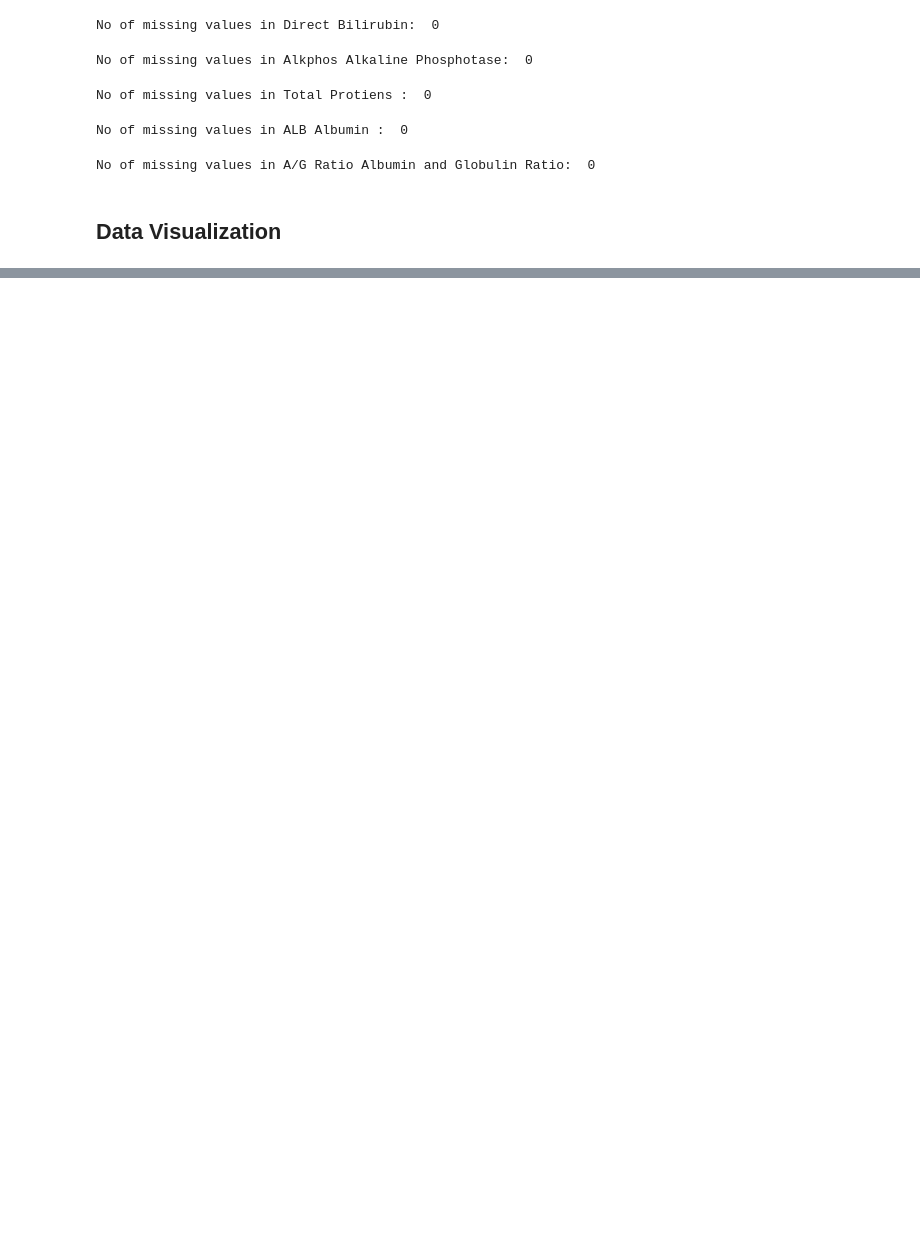
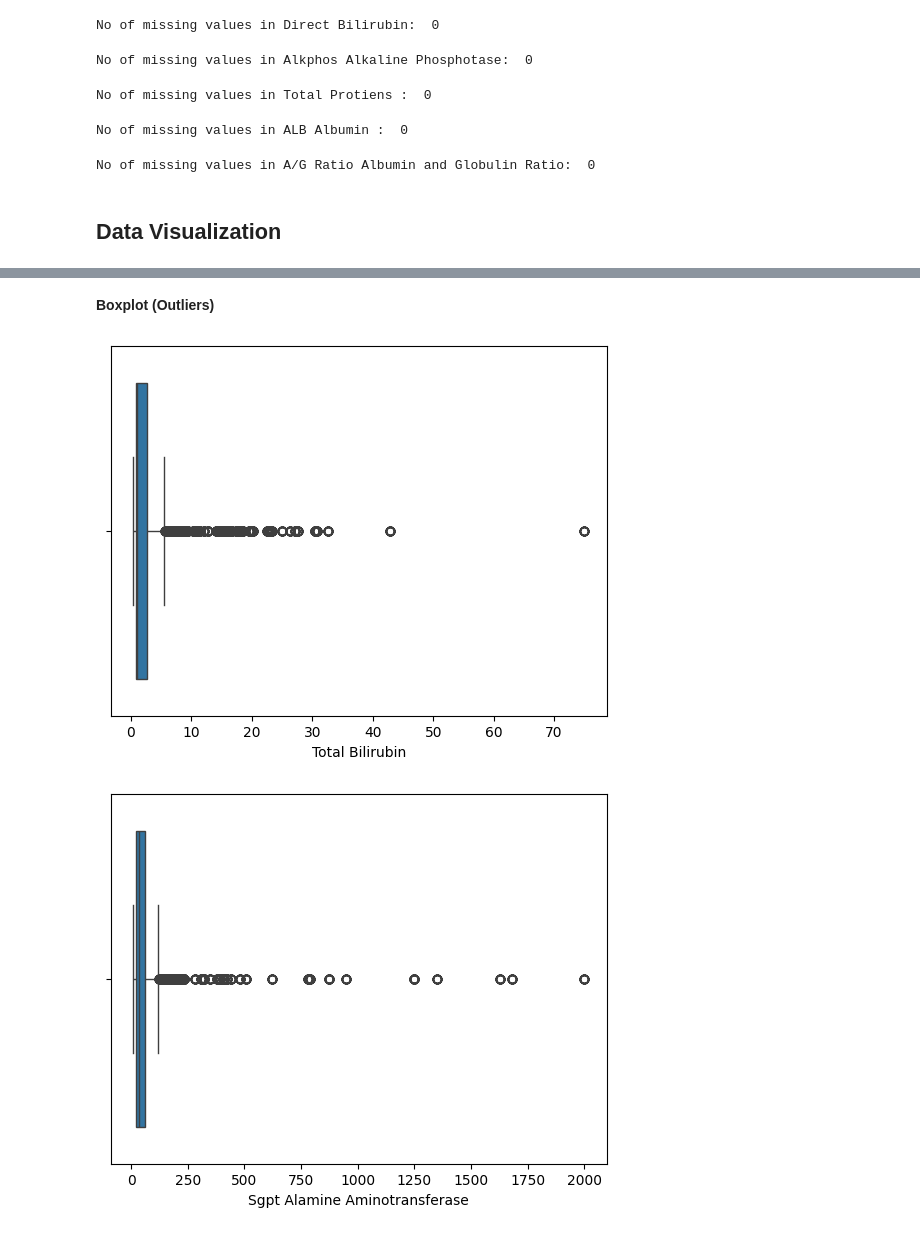
Before and after one commit to PrakharAgrawal123/AI-Health-Prediction, a Jupyter notebook: diabetes-prediction-master/training/liver_prediction.ipynb, the cells around one changed output, grey strips where cells are left out. Drawn from its saved outputs; the diff is of its cells as text; code cells hidden in the pictures; blank space fills up the shorter version.

```diff
--- a/diabetes-prediction-master/training/liver_prediction.ipynb
+++ b/diabetes-prediction-master/training/liver_prediction.ipynb
@@ -123,0 +154,11 @@ No of missing values in A/G Ratio Albumin and Globulin Ratio:  0
+# %% [markdown]
+**Boxplot (Outliers)**
+# %%
+sns.boxplot(x=df['Total Bilirubin'])
+plt.show()
+
+sns.boxplot(x=df['Sgpt Alamine Aminotransferase'])
+plt.show()
+# %% [output]
+[figure, added]
+[figure, added]
```
Also changed, not shown: parts of 11 cells of this notebook.
